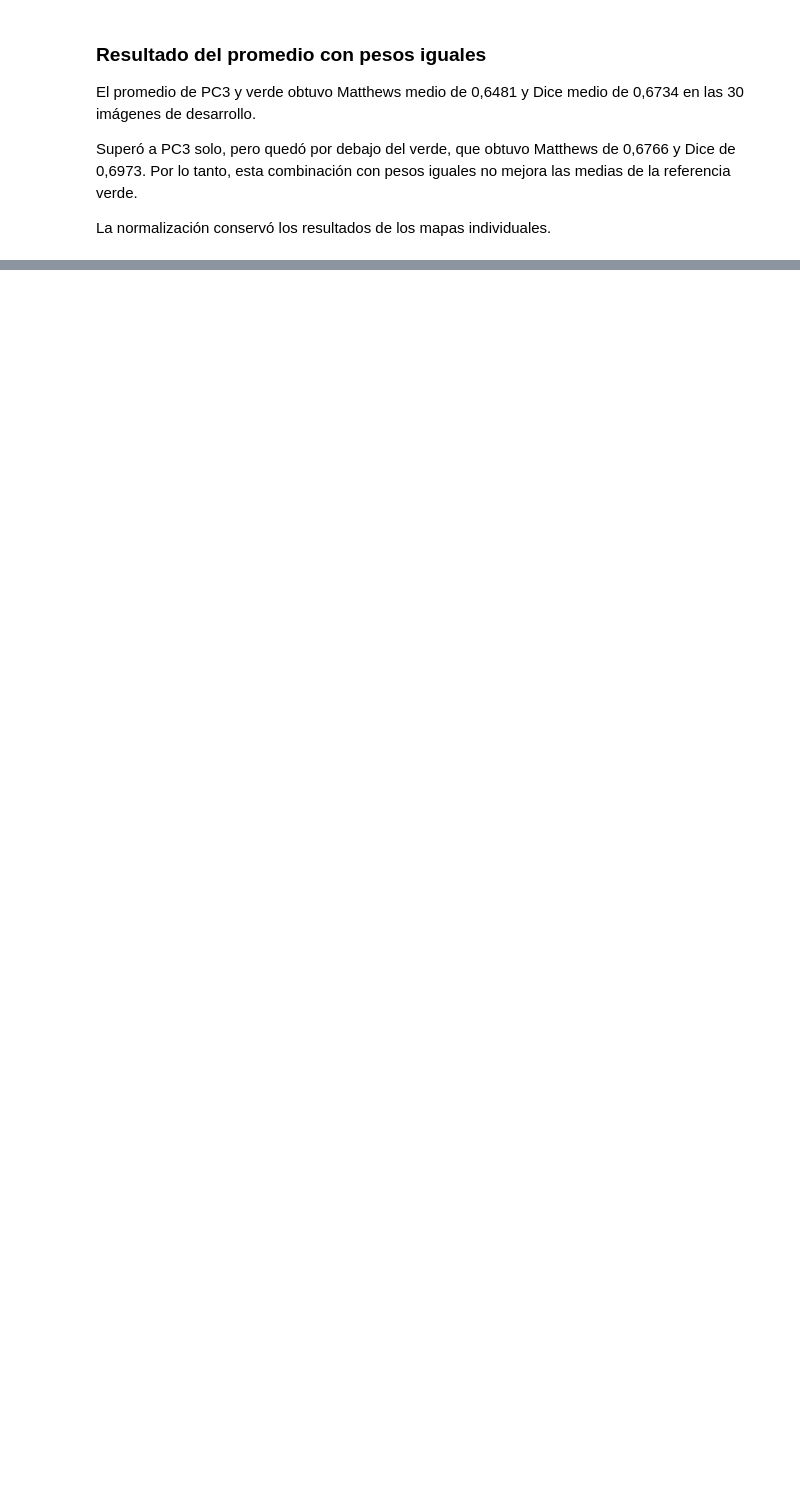
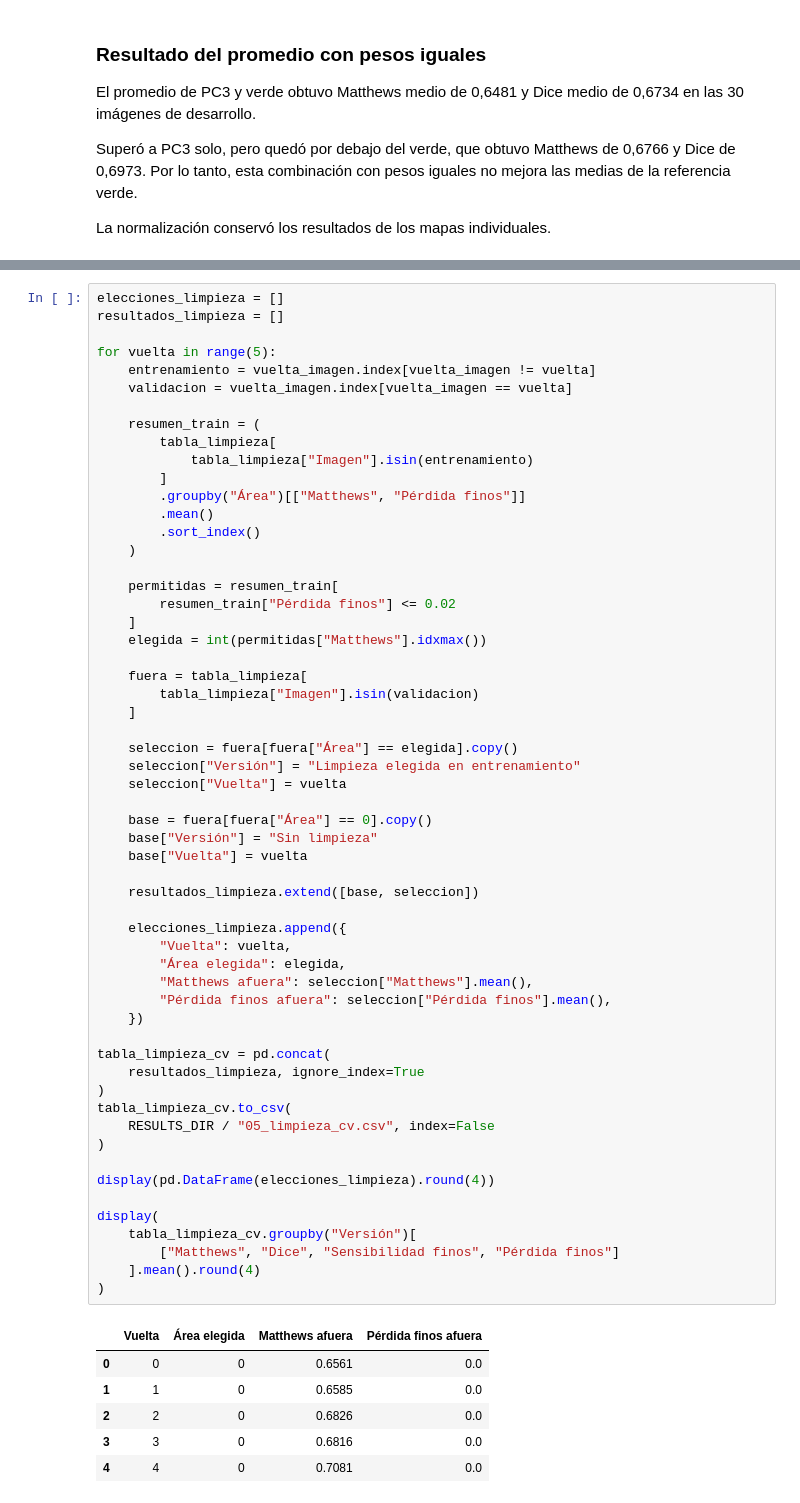
Before and after one commit to afrateitba/TP-PSI-G8, a Jupyter notebook: notebooks/05_segmentacion.ipynb, the cells around one changed output, grey strips where cells are left out. Drawn from its saved outputs; the diff is of its cells as text; blank space fills up the shorter version.

```diff
--- a/notebooks/05_segmentacion.ipynb
+++ b/notebooks/05_segmentacion.ipynb
@@ -659,0 +1374,64 @@ La normalización conservó los resultados de los mapas individuales.
+# %%
+elecciones_limpieza = []
+resultados_limpieza = []
+
+for vuelta in range(5):
+    entrenamiento = vuelta_imagen.index[vuelta_imagen != vuelta]
+    validacion = vuelta_imagen.index[vuelta_imagen == vuelta]
+
+    resumen_train = (
+        tabla_limpieza[
+            tabla_limpieza["Imagen"].isin(entrenamiento)
+        ]
+        .groupby("Área")[["Matthews", "Pérdida finos"]]
+        .mean()
+        .sort_index()
+    )
+
+    permitidas = resumen_train[
+        resumen_train["Pérdida finos"] <= 0.02
+    ]
+    elegida = int(permitidas["Matthews"].idxmax())
+
+    fuera = tabla_limpieza[
+        tabla_limpieza["Imagen"].isin(validacion)
+    ]
+
+    seleccion = fuera[fuera["Área"] == elegida].copy()
+    seleccion["Versión"] = "Limpieza elegida en entrenamiento"
+    seleccion["Vuelta"] = vuelta
+
+    base = fuera[fuera["Área"] == 0].copy()
+    base["Versión"] = "Sin limpieza"
+    base["Vuelta"] = vuelta
+
+    resultados_limpieza.extend([base, seleccion])
+
+    elecciones_limpieza.append({
+        "Vuelta": vuelta,
+        "Área elegida": elegida,
+        "Matthews afuera": seleccion["Matthews"].mean(),
+        "Pérdida finos afuera": seleccion["Pérdida finos"].mean(),
+    })
+
+tabla_limpieza_cv = pd.concat(
+    resultados_limpieza, ignore_index=True
+)
+tabla_limpieza_cv.to_csv(
+    RESULTS_DIR / "05_limpieza_cv.csv", index=False
+)
+
+display(pd.DataFrame(elecciones_limpieza).round(4))
+
+display(
+    tabla_limpieza_cv.groupby("Versión")[
+        ["Matthews", "Dice", "Sensibilidad finos", "Pérdida finos"]
+    ].mean().round(4)
+)
+# %% [output]
+|  | Vuelta | Área elegida | Matthews afuera | Pérdida finos afuera |
+| 0 | 0 | 0 | 0.6561 | 0.0 |
+| 1 | 1 | 0 | 0.6585 | 0.0 |
+| 2 | 2 | 0 | 0.6826 | 0.0 |
+| 3 | 3 | 0 | 0.6816 | 0.0 |
+| 4 | 4 | 0 | 0.7081 | 0.0 |
```
Also changed, not shown: parts of 18 cells of this notebook.
